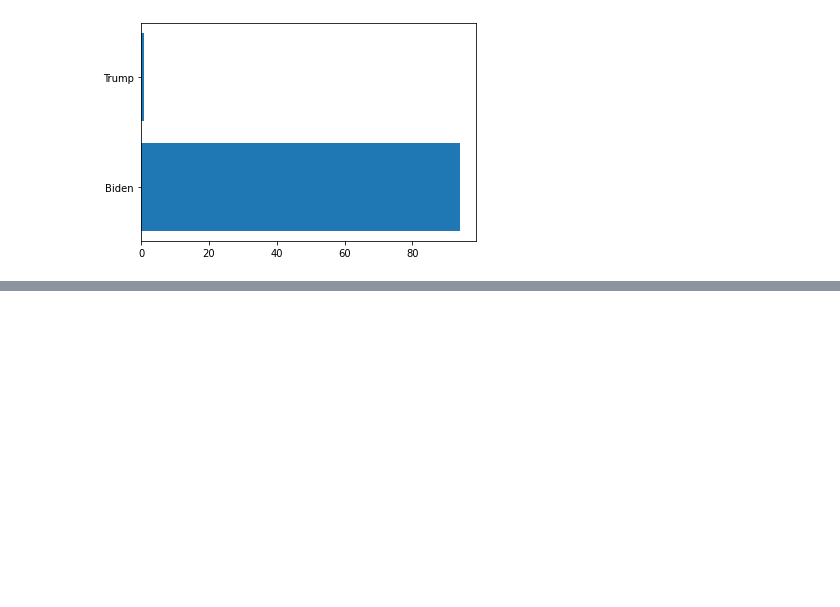
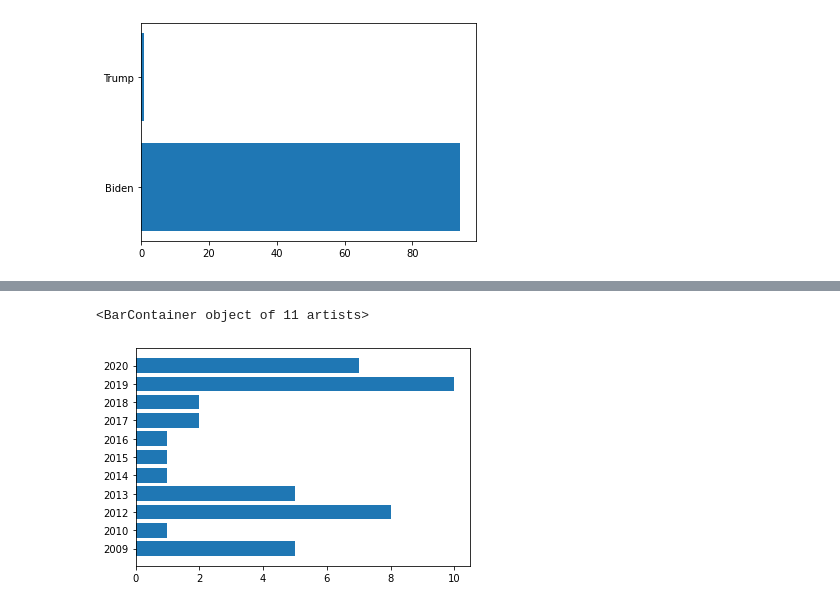
Before and after one commit to felixwortmann/tweeKaLytics, a Jupyter notebook: analytics.ipynb, the cells around one changed output, grey strips where cells are left out. Drawn from its saved outputs; the diff is of its cells as text; code cells hidden in the pictures; blank space fills up the shorter version.

```diff
--- a/analytics.ipynb
+++ b/analytics.ipynb
@@ -348,0 +379,7 @@ Es ist erneut wichtig zu erwähnen, dass die Ergebnisse nicht repräsentativ sei
+# %%
+fig, ax = plt.subplots()
+key_data, value_data = created(False)
+ax.barh(key_data, value_data)
+# %% [output]
+<BarContainer object of 11 artists>
+[figure, added]
```
Also changed, not shown: parts of 52 cells of this notebook, 1 other file.
